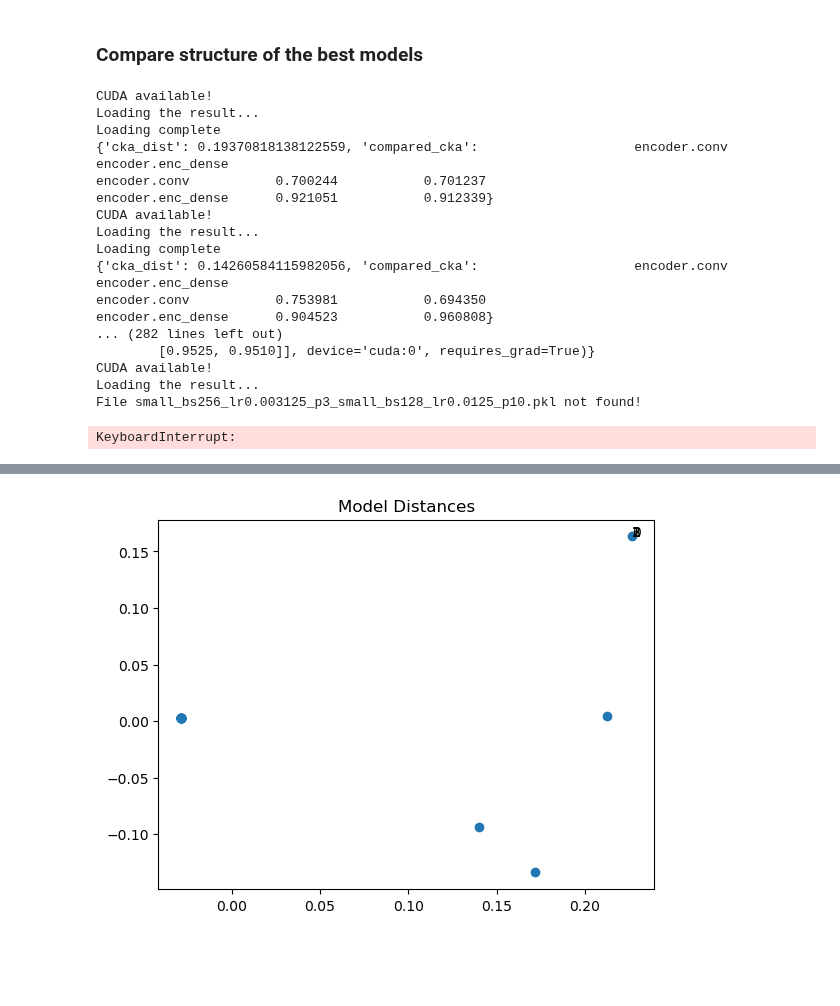
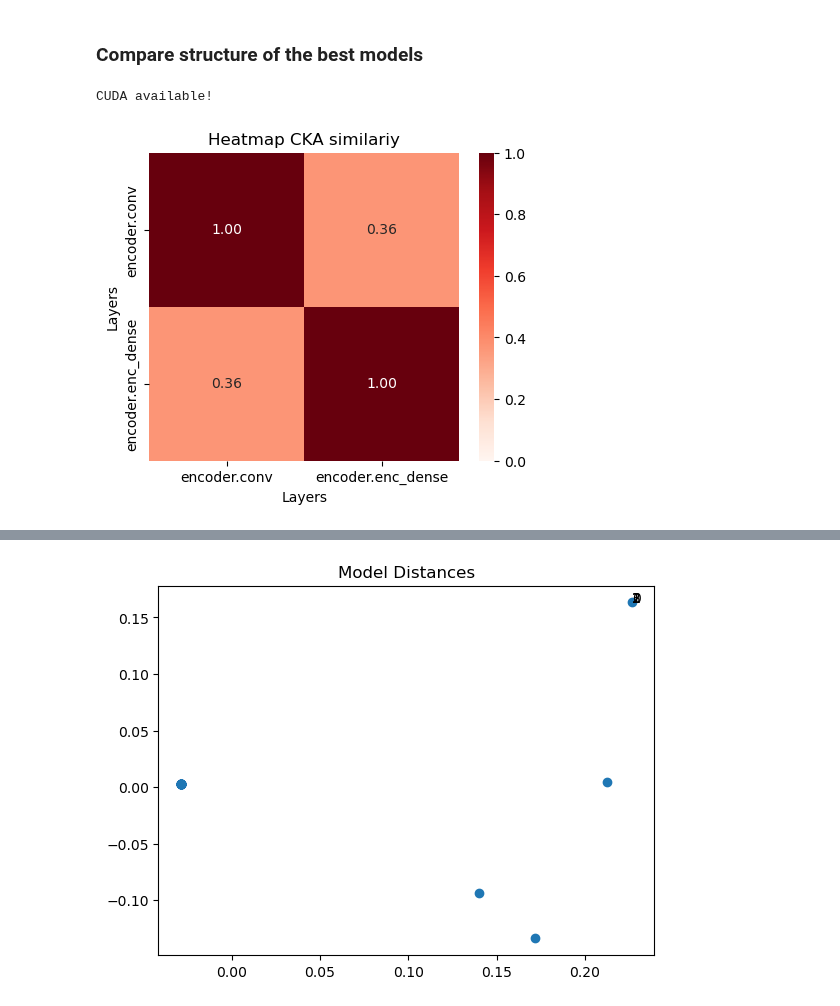
Before and after one commit to Vis4SciML/loss_landscape_taxonomy, a Jupyter notebook: workspace/notebooks/ECON_loss_analysis.ipynb, the cells around one changed output, grey strips where cells are left out. Cells and saved outputs as stored; diff of their text form; code cells hidden in the pictures; blank space fills up the shorter version.

```diff
--- a/workspace/notebooks/ECON_loss_analysis.ipynb
+++ b/workspace/notebooks/ECON_loss_analysis.ipynb
@@ -325,3 +325,5 @@ This metric can be used to carry analysis about the internal structure of the mo
 # so we create a cka_dataloader equal for all the models which we will use to carry on our
 # test
 cka_datamodule = get_data_module(1024)
+cka_batch_num = 20
+econ_layers = ['encoder.conv', 'encoder.enc_dense']
@@ -331,32 +331,30 @@ cka = get
 ### Compare structure of the best models
 # %%
 # get all the best models out of their precision
-cka_batch_num = 20
 top_models = []
+last_models = []
 
 for p, bests in best_models.items():
     for model in bests:
         model['precision'] = p
         top_models.append(model)
 
-
-distances_matrix = models_distance_matrix(top_models, cka_datamodule.test_dataloader(), cka_batch_num)
+for p, worsts in worst_models.items():
+    for model in worsts:
+        model['precision'] = p
+        last_models.append(model)
-# %% [output]
-CUDA available!
-Loading the result...
-Loading complete
-{'cka_dist': 0.19370818138122559, 'compared_cka':                    encoder.conv  encoder.enc_dense
-encoder.conv           0.700244           0.701237
-encoder.enc_dense      0.921051           0.912339}
-CUDA available!
-Loading the result...
-Loading complete
-{'cka_dist': 0.14260584115982056, 'compared_cka':                    encoder.conv  encoder.enc_dense
-encoder.conv           0.753981           0.694350
-encoder.enc_dense      0.904523           0.960808}
-... (282 lines left out)
-        [0.9525, 0.9510]], device='cuda:0', requires_grad=True)}
-CUDA available!
-Loading the result...
-File small_bs256_lr0.003125_p3_small_bs128_lr0.0125_p10.pkl not found!
-KeyboardInterrupt:
+# %%
+cka = source_cka = get_cka_per_model(batch_sizes[top_models[0]['model'][0]],
+                                     learning_rates[top_models[0]['model'][1]],
+                                     top_models[0]['precision'],
+                                     size,
+                                     cka_datamodule.test_dataloader(),
+                                     econ_layers,
+                                     cka_batch_num)
+
+cka.compute()
+cka_df = pd.DataFrame(cka.results['internal_cka'].cpu().detach().numpy(), index=econ_layers, columns=econ_layers)
+plot_2d_heatmap(cka_df, "Heatmap CKA similariy", scale_label='CKA similarity')
+# %% [output]
+CUDA available!
+[figure, added]
```
Also changed, not shown: parts of 2 cells of this notebook, 4 other files.
